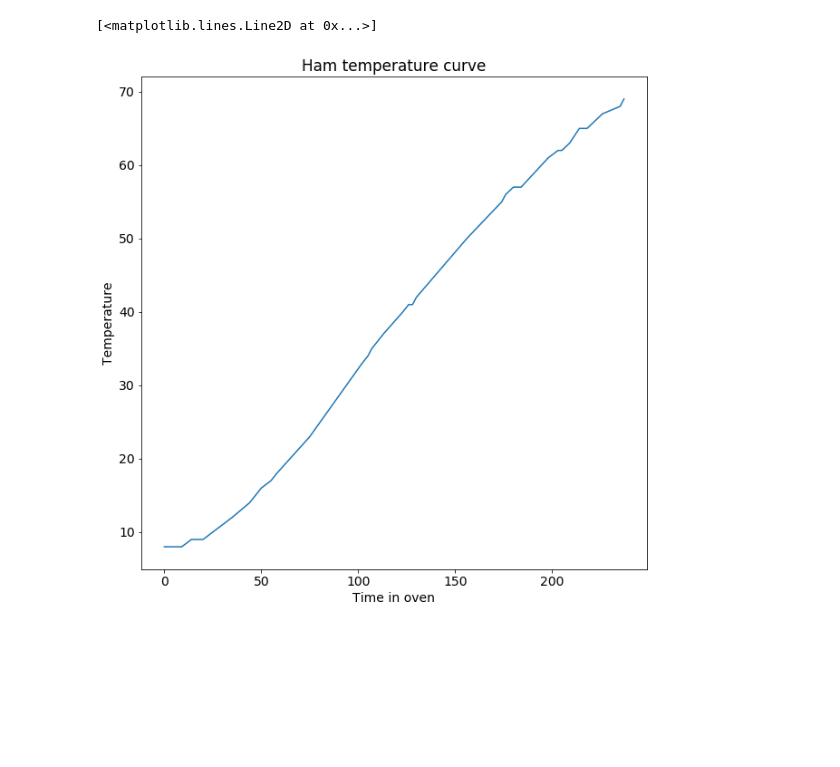
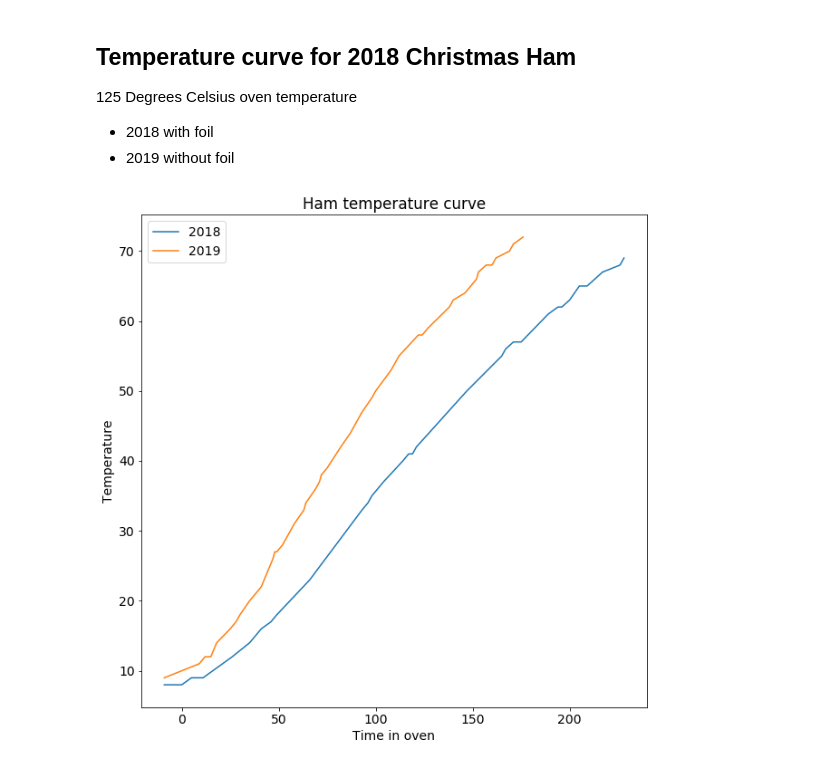
Before and after one commit to ckanljung/jupyter, a Jupyter notebook: ham.ipynb, the cells around one changed output. Saved outputs shown, nothing was run; the diff lists cells and outputs as text; code cells hidden in the pictures; blank space fills up the shorter version.

Commit message:
2019 christmas ham added

```diff
--- a/ham.ipynb
+++ b/ham.ipynb
@@ -1,3 +1,10 @@
+# %% [markdown]
+## Temperature curve for 2018 Christmas Ham
+
+125 Degrees Celsius oven temperature
+
+- 2018 with foil
+- 2019 without foil
 # %%
 import numpy as np
 import pandas as pd
@@ -5,26 +12,42 @@ import pandas as pd
 import matplotlib.pyplot as plt
 import matplotlib.cm as cm
 %matplotlib inline
+# %%
+def baseline(vals):
+    offseter = lambda t: t - vals[1]
+    return np.array([offseter(xi) for xi in vals])
 # %%
-xval = np.array([6, 15, 20, 26, 41, 50, 53, 56,
+
+xval18 = np.array([6, 15, 20, 26, 41, 50, 53, 56,
                  61, 64, 60+21, 60+48, 60+51, 60+53, 60+59, 120+9,
                  120+12, 120+14, 120+16, 120+42,
                  180, 180+2, 180+6, 180+10, 180+24, 180+29, 180+31, 180+35, 180+40, 180+44, 180+48, 180+52,
                  240+1, 240+3])
-yval = np.array([8, 8, 9, 9, 12, 14, 15, 16,
+yval18 = np.array([8, 8, 9, 9, 12, 14, 15, 16,
                  17, 18, 23, 33, 34, 35, 37,
                  40, 41, 41, 42, 50,
                  55, 56, 57, 57, 61, 62, 62, 63, 65, 65, 66, 67,
                  68, 69])
-offseter = lambda t: t -6
-xval_off = np.array([offseter(xi) for xi in xval])
+xval_off18 = baseline(xval18)
+
+xval19 = np.array([17,26,35,38,41,44,51,54,56,60+1, 60+7, 60+13, 60+14, 60+15, 60+18, 60+24, 60+29, 60+30,
+                  60+35, 60+37, 60+38, 60+41, 60+48, 60+53, 60+59, 120+4, 120+6, 120+14, 120+18, 120+28,
+                  120+30, 120+33, 120+44, 120+46, 120+52, 120+58, 120+59, 180+3, 180+6, 180+8, 180+15,
+                  180+17, 180+22])
+yval19 = np.array([9,10,11,12,12,14,16,17,18,20,22,26,27,27,28,31,33,34,36,37,38,39,42,44,47,49,50,
+                  53,55,58,58,59,62,63,64,66,67,68,68,69,70,71,72])
+
+xval_off19 = baseline(xval19)
 # %%
+
 plt.rcParams['figure.figsize'] = (10, 10)
 plt.rcParams['font.size'] = '14'
 plt.title('Ham temperature curve')
 plt.xlabel('Time in oven')
 plt.ylabel('Temperature')
-plt.plot(xval_off, yval)
+plt18, = plt.plot(xval_off18, yval18)
+plt19, = plt.plot(xval_off19, yval19)
+plt.legend([plt18,plt19], ['2018','2019'])
+plt.show()
 # %% [output]
-[<matplotlib.lines.Line2D at 0x...>]
-[figure, old version]
+[figure, new version]
```
Also changed, not shown: 1 other file.
